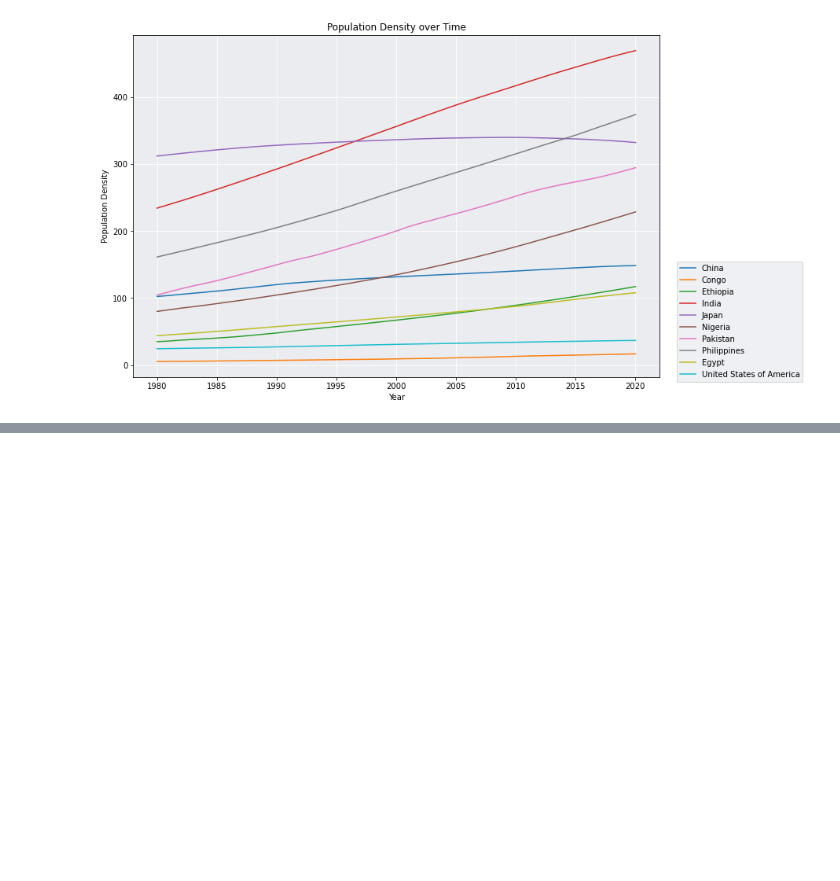
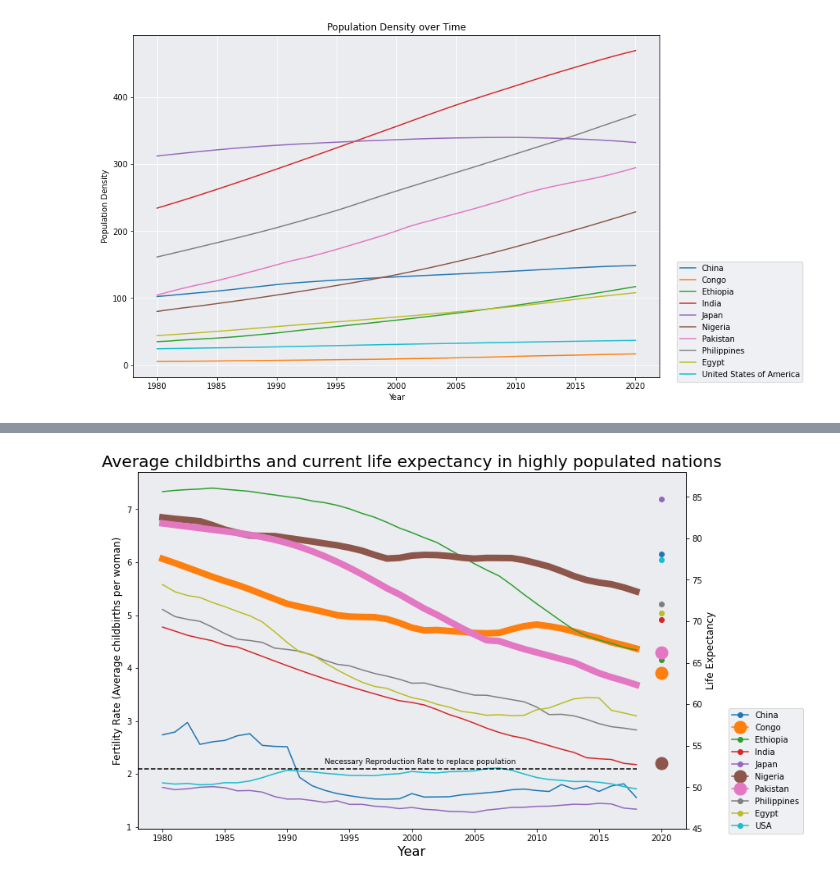
Before and after one commit to adamiser/WebScraping, a Jupyter notebook: eda.ipynb, the cells around one changed output, grey strips where cells are left out. Cells and saved outputs as stored; diff of their text form; code cells hidden in the pictures; blank space fills up the shorter version.

```diff
--- a/eda.ipynb
+++ b/eda.ipynb
@@ -129,0 +173,48 @@ plt.savefig('pop_dens_over_time.png', bbox_inches = 'tight', pad_inches = 1)
+# %%
+fig, ax = plt.subplots(figsize = (12, 8))
+ax.set_facecolor('#EBECF0')
+ax.set_axisbelow(True)
+
+countries = ['China', 'Congo', 'Ethiopia', 'India', 'Japan', 'Nigeria',
+       'Pakistan', 'Philippines', 'Egypt', 'United States of America']
+
+df2018 = df[df['timeLabel'] < 2019]
+df2020 = df[df['timeLabel'] == 2020]
+
+for country in countries:
+    x = df2018[df2018['location'] == country]['timeLabel']
+    y = df2018[df2018['location'] == country]['Fertility_rate']
+    if country in ['Congo', 'Nigeria', 'Pakistan']:
+        ax.plot(x, y, linewidth = 8)
+        continue
+    ax.plot(x, y)
+
+ax2 = ax.twinx()
+
+for country in countries:
+    x = df2020[df2020['location'] == country]['timeLabel']
+    y = df2020[df2020['location'] == country]['Life_expectancy']
+    if country in ['Congo', 'Nigeria', 'Pakistan']:
+        ax2.plot(x, y, markersize = 15, marker = "o")
+        continue
+    ax2.plot(x, y, marker = "o")
+
+ax.annotate('Necessary Reproduction Rate to replace population', xy=(2000, 2.1), xytext=(1993, 2.2), fontsize=9)
+
+plt.title('Average childbirths and current life expectancy in highly populated nations', size = 20)
+ax.set_xlabel('Year', size = 16)
+ax.set_ylabel('Fertility Rate (Average childbirths per woman)', size = 12)
+ax2.set_ylabel('Life Expectancy', size = 12)
+ax2.set_ylim([45, 88])
+
+ax.axhline(y = 2.1, xmax = 0.91, color = 'black', linestyle = '--')
+
+plt.legend(['China', 'Congo', 'Ethiopia', 'India', 'Japan', 'Nigeria',
+       'Pakistan', 'Philippines', 'Egypt', 'USA'],
+           bbox_to_anchor = (1.22, 0.35),
+           facecolor = '#EBECF0')
+
+plt.savefig('datastory.png', bbox_inches = 'tight', pad_inches = 0.3,
+            edgecolor = 'white', facecolor = 'white')
+# %% [output]
+[figure, added]
```
Also changed, not shown: parts of 1 cell of this notebook, 2 other files.
